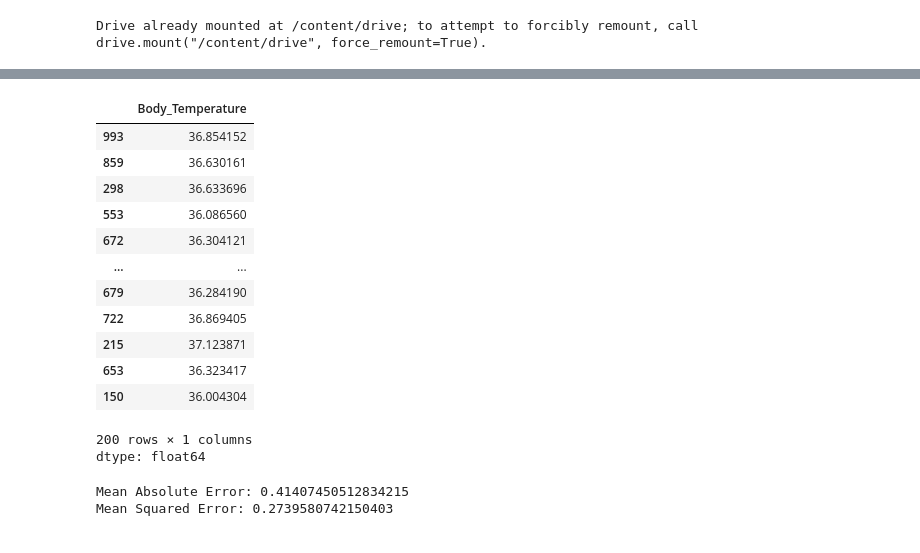
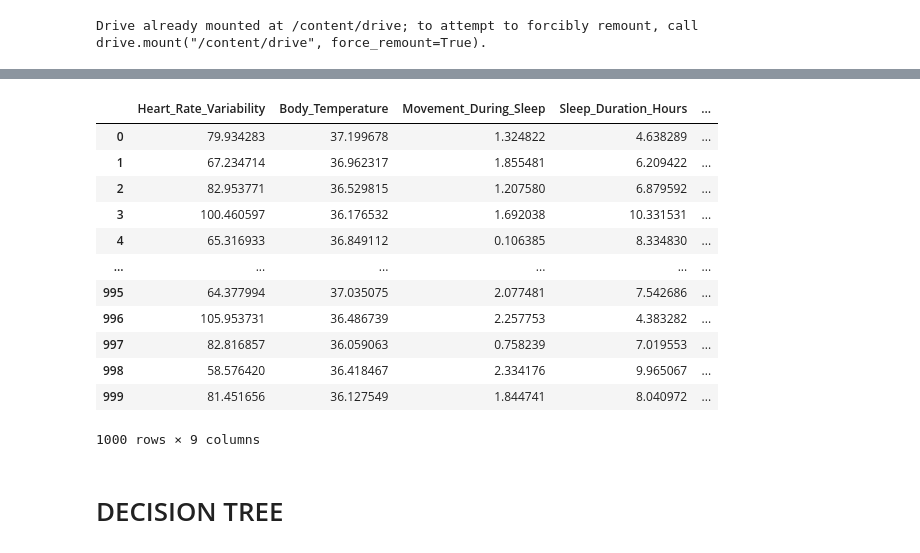
Before and after one commit to sanjanabayya30/SML_2303A52019, a Jupyter notebook: SML_PROJECT.ipynb, the cells around one changed output, grey strips where cells are left out. Saved outputs shown, nothing was run; the diff lists cells and outputs as text; code cells hidden in the pictures.

```diff
--- a/SML_PROJECT.ipynb
+++ b/SML_PROJECT.ipynb
@@ -100,24 +8,21 @@ array([36.54824771, 36.52924134, 36.52664055, 36.5347125 , 36.54334337,
-# %%
-y_test
-# %% [output]
-|  | Body_Temperature |
-| 993 | 36.854152 |
-| 859 | 36.630161 |
-| 298 | 36.633696 |
-| 553 | 36.086560 |
-| 672 | 36.304121 |
-| ... | ... |
-| 679 | 36.284190 |
-| 722 | 36.869405 |
-| 215 | 37.123871 |
-| 653 | 36.323417 |
-| 150 | 36.004304 |
-200 rows × 1 columns
-dtype: float64
-# %%
-from sklearn import metrics
-print('Mean Absolute Error:',metrics.mean_absolute_error(y_test,y_pred))
-print('Mean Squared Error:',metrics.mean_squared_error(y_test,y_pred))
-# %% [output]
-Mean Absolute Error: 0.41407450512834215
-Mean Squared Error: 0.2739580742150403
+# %%
+import numpy as np
+import pandas as pd
+path = "/content/drive/MyDrive/archive.zip"
+pd.read_csv(path)
+# %% [output]
+|  | Heart_Rate_Variability | Body_Temperature | Movement_During_Sleep | Sleep_Duration_Hours | ... |
+| 0 | 79.934283 | 37.199678 | 1.324822 | 4.638289 | ... |
+| 1 | 67.234714 | 36.962317 | 1.855481 | 6.209422 | ... |
+| 2 | 82.953771 | 36.529815 | 1.207580 | 6.879592 | ... |
+| 3 | 100.460597 | 36.176532 | 1.692038 | 10.331531 | ... |
+| 4 | 65.316933 | 36.849112 | 0.106385 | 8.334830 | ... |
+| ... | ... | ... | ... | ... | ... |
+| 995 | 64.377994 | 37.035075 | 2.077481 | 7.542686 | ... |
+| 996 | 105.953731 | 36.486739 | 2.257753 | 4.383282 | ... |
+| 997 | 82.816857 | 36.059063 | 0.758239 | 7.019553 | ... |
+| 998 | 58.576420 | 36.418467 | 2.334176 | 9.965067 | ... |
+| 999 | 81.451656 | 36.127549 | 1.844741 | 8.040972 | ... |
+1000 rows × 9 columns
+# %% [markdown]
+# DECISION TREE
```
Also changed, not shown: parts of 58 cells of this notebook.
